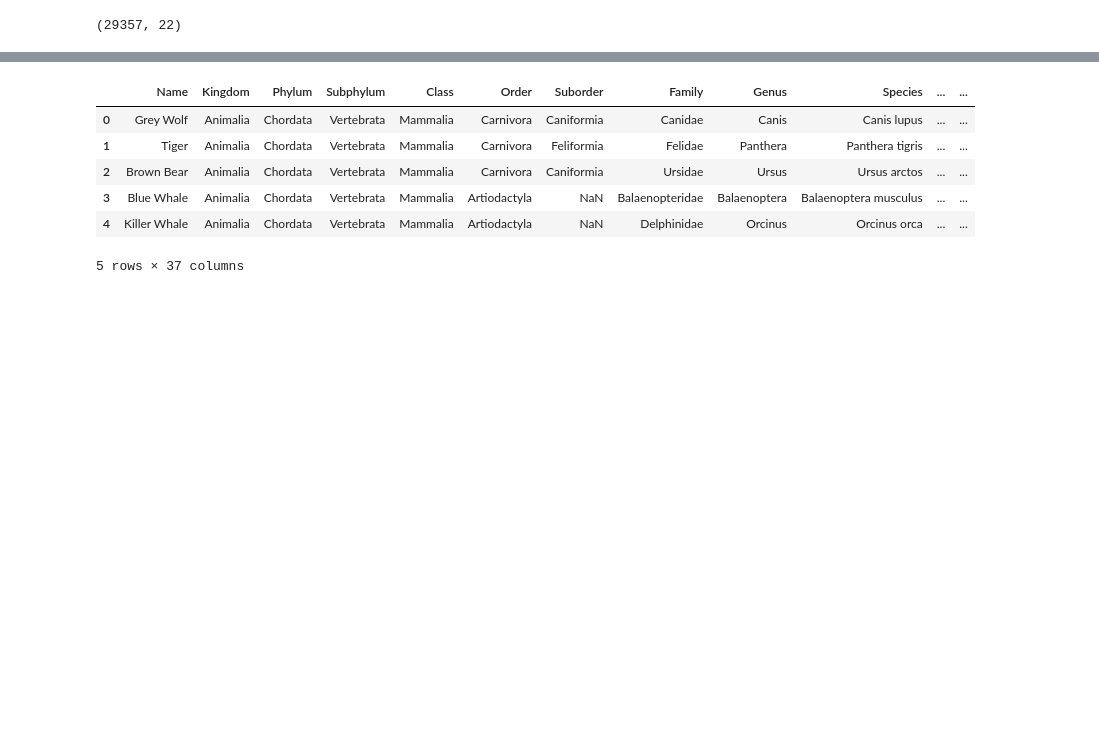
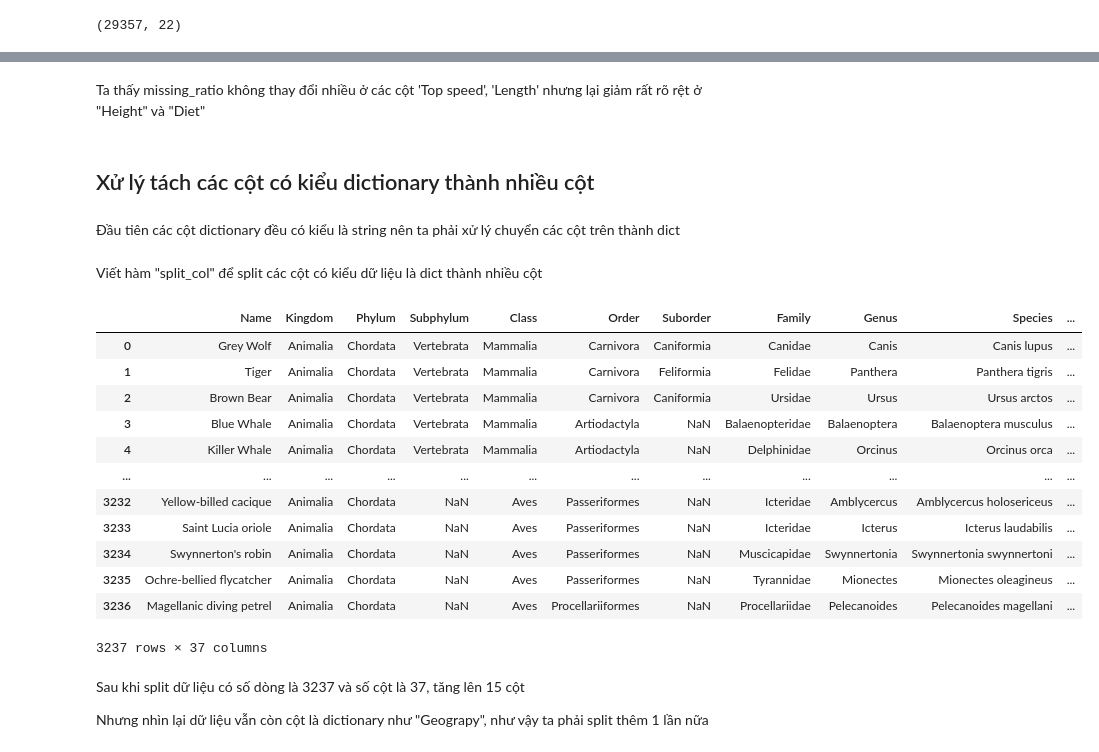
Before and after one commit to hoangitusk20/NMKHDL_doAn, a Jupyter notebook: DoAnCK/source/kham_pha_du_lieu/Duong.ipynb, the cells around one changed output, grey strips where cells are left out. Cells and saved outputs as stored; diff of their text form; code cells hidden in the pictures; blank space fills up the shorter version.

Commit message:
Thêm markdown

```diff
--- a/DoAnCK/source/kham_pha_du_lieu/Duong.ipynb
+++ b/DoAnCK/source/kham_pha_du_lieu/Duong.ipynb
@@ -32,0 +81,7 @@ df.head()
+# %%
+cat_col_info_df = pd.DataFrame(index = ['missing_ratio', 'num_values', 'value'])
+for i in df.columns:
+    if df[i].dtype not in [float, int]:
+        cat_col_info_df[i] = col_info(i, df)
+
+cat_col_info_df
@@ -32,0 +105,7 @@ df.head()
+# %%
+cat_col_info_df = pd.DataFrame(index = ['missing_ratio', 'num_values', 'value'])
+for i in df.columns:
+    if df[i].dtype not in [float, int]:
+        cat_col_info_df[i] = col_info(i, df)
+
+cat_col_info_df
@@ -33,5 +118,13 @@ df.head()
+# %% [markdown]
+Ta thấy missing_ratio không thay đổi nhiều ở các cột 'Top speed', 'Length' nhưng lại giảm rất rõ rệt ở "Height" và "Diet"
+# %% [markdown]
+## Xử lý tách các cột có kiểu dictionary thành nhiều cột
+# %% [markdown]
+Đầu tiên các cột dictionary đều có kiểu là string nên ta phải xử lý chuyển các cột trên thành dict
 # %%
 for i in df:
     if df[i][0].find('{') != -1:
         df[i] = df[i].apply(eval)
+# %% [markdown]
+Viết hàm "split_col" để split các cột có kiểu dữ liệu là dict thành nhiều cột
 # %%
@@ -66,14 +156,25 @@ def split_col(df):
     return df_split_animals_info
 # %%
 df_split_animals_info = split_col(df)
-df_split_animals_info.head()
+pd.set_option('display.max_columns', None)
+df_split_animals_info
 # %% [output]
-|  | Name | Kingdom | Phylum | Subphylum | Class | Order | Suborder | Family | Genus | Species | ... | ... |
-| 0 | Grey Wolf | Animalia | Chordata | Vertebrata | Mammalia | Carnivora | Caniformia | Canidae | Canis | Canis lupus | ... | ... |
-| 1 | Tiger | Animalia | Chordata | Vertebrata | Mammalia | Carnivora | Feliformia | Felidae | Panthera | Panthera tigris | ... | ... |
-| 2 | Brown Bear | Animalia | Chordata | Vertebrata | Mammalia | Carnivora | Caniformia | Ursidae | Ursus | Ursus arctos | ... | ... |
-| 3 | Blue Whale | Animalia | Chordata | Vertebrata | Mammalia | Artiodactyla | NaN | Balaenopteridae | Balaenoptera | Balaenoptera musculus | ... | ... |
-| 4 | Killer Whale | Animalia | Chordata | Vertebrata | Mammalia | Artiodactyla | NaN | Delphinidae | Orcinus | Orcinus orca | ... | ... |
+|  | Name | Kingdom | Phylum | Subphylum | Class | Order | Suborder | Family | Genus | Species | ... |
+| 0 | Grey Wolf | Animalia | Chordata | Vertebrata | Mammalia | Carnivora | Caniformia | Canidae | Canis | Canis lupus | ... |
+| 1 | Tiger | Animalia | Chordata | Vertebrata | Mammalia | Carnivora | Feliformia | Felidae | Panthera | Panthera tigris | ... |
+| 2 | Brown Bear | Animalia | Chordata | Vertebrata | Mammalia | Carnivora | Caniformia | Ursidae | Ursus | Ursus arctos | ... |
+| 3 | Blue Whale | Animalia | Chordata | Vertebrata | Mammalia | Artiodactyla | NaN | Balaenopteridae | Balaenoptera | Balaenoptera musculus | ... |
+| 4 | Killer Whale | Animalia | Chordata | Vertebrata | Mammalia | Artiodactyla | NaN | Delphinidae | Orcinus | Orcinus orca | ... |
+| ... | ... | ... | ... | ... | ... | ... | ... | ... | ... | ... | ... |
+| 3232 | Yellow-billed cacique | Animalia | Chordata | NaN | Aves | Passeriformes | NaN | Icteridae | Amblycercus | Amblycercus holosericeus | ... |
+| 3233 | Saint Lucia oriole | Animalia | Chordata | NaN | Aves | Passeriformes | NaN | Icteridae | Icterus | Icterus laudabilis | ... |
+| 3234 | Swynnerton's robin | Animalia | Chordata | NaN | Aves | Passeriformes | NaN | Muscicapidae | Swynnertonia | Swynnertonia swynnertoni | ... |
+| 3235 | Ochre-bellied flycatcher | Animalia | Chordata | NaN | Aves | Passeriformes | NaN | Tyrannidae | Mionectes | Mionectes oleagineus | ... |
+| 3236 | Magellanic diving petrel | Animalia | Chordata | NaN | Aves | Procellariiformes | NaN | Procellariidae | Pelecanoides | Pelecanoides magellani | ... |
-5 rows × 37 columns
+3237 rows × 37 columns
+# %% [markdown]
+Sau khi split dữ liệu có số dòng là 3237 và số cột là 37, tăng lên 15 cột
+
+Nhưng nhìn lại dữ liệu vẫn còn cột là dictionary như "Geograpy", như vậy ta phải split thêm 1 lần nữa
 # %%
 df_split_animals_info = split_col(df_split_animals_info)
```
Also changed, not shown: parts of 40 cells of this notebook.
